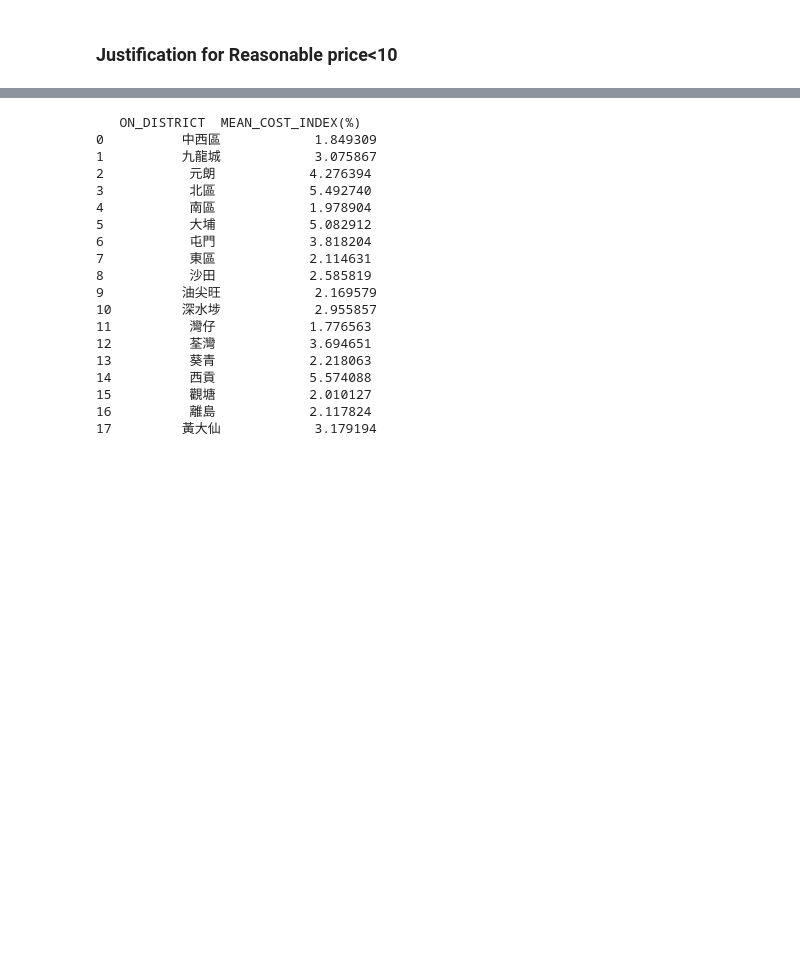
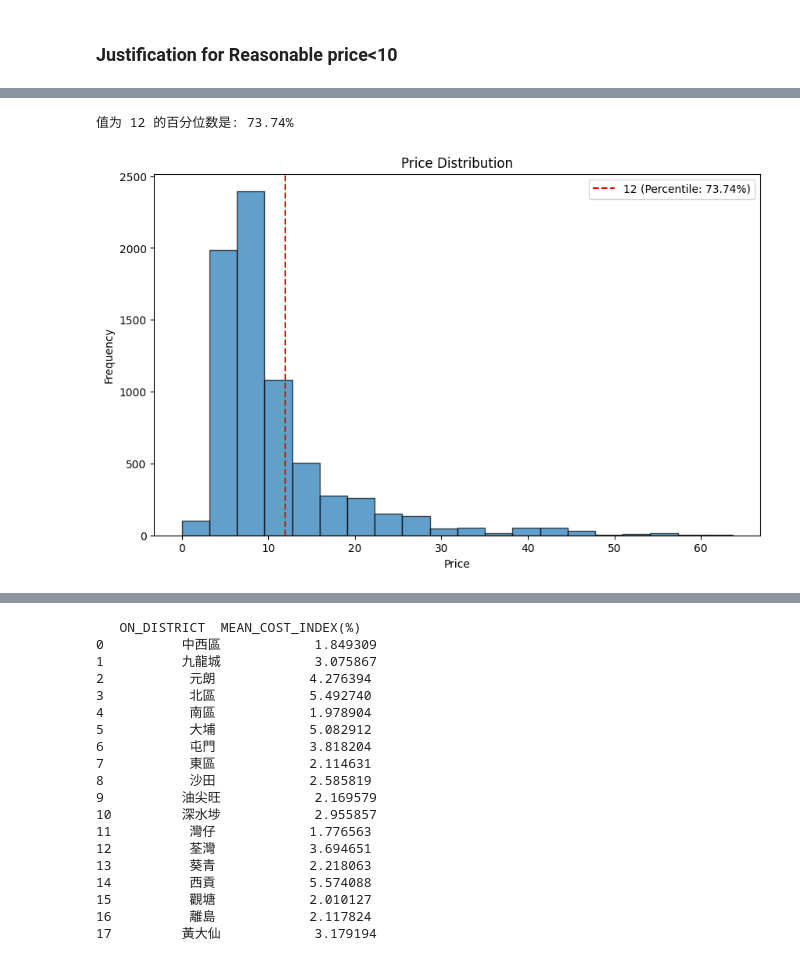
Before and after one commit to feiyiLB/comp3522, a Jupyter notebook: Notebooks/Route_Generator_test.ipynb, the cells around one changed output, grey strips where cells are left out. Cells and saved outputs as stored; diff of their text form; code cells hidden in the pictures; blank space fills up the shorter version.

Commit message:
Justification of reasonable price range(12)

```diff
--- a/Notebooks/Route_Generator_test.ipynb
+++ b/Notebooks/Route_Generator_test.ipynb
@@ -148,0 +159,28 @@ Therefore, we choose 10 as threshold
+# %%
+percentiles = Selected['PRICE'].rank(pct=True) * 100
+
+# 找到值为 10 的百分位数
+value = 12
+percentile_of_value = percentiles[Selected['PRICE'] == value].values[0]
+
+print(f"值为 {value} 的百分位数是: {percentile_of_value:.2f}%")
+# %% [output]
+值为 12 的百分位数是: 73.74%
+# %%
+# 绘制直方图
+plt.figure(figsize=(10, 6))
+plt.hist(Selected['PRICE'], bins=20, edgecolor='black', alpha=0.7)
+
+# 标记值为 10 的位置
+plt.axvline(x=value, color='red', linestyle='--', label=f'{value} (Percentile: {percentile_of_value:.2f}%)')
+
+# 添加标题和标签
+plt.title('Price Distribution')
+plt.xlabel('Price')
+plt.ylabel('Frequency')
+plt.legend()
+
+# 显示图表
+plt.show()
+# %% [output]
+[figure, added]
```
Also changed, not shown: parts of 9 cells of this notebook, 1 other file.
